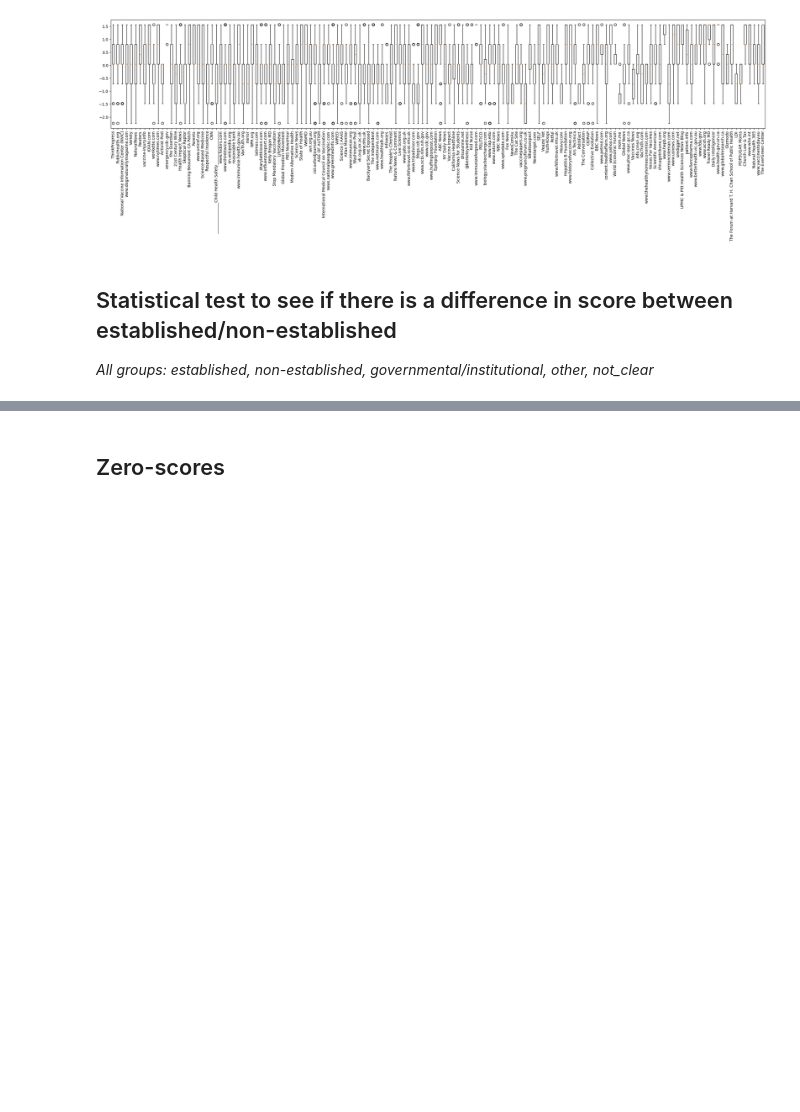
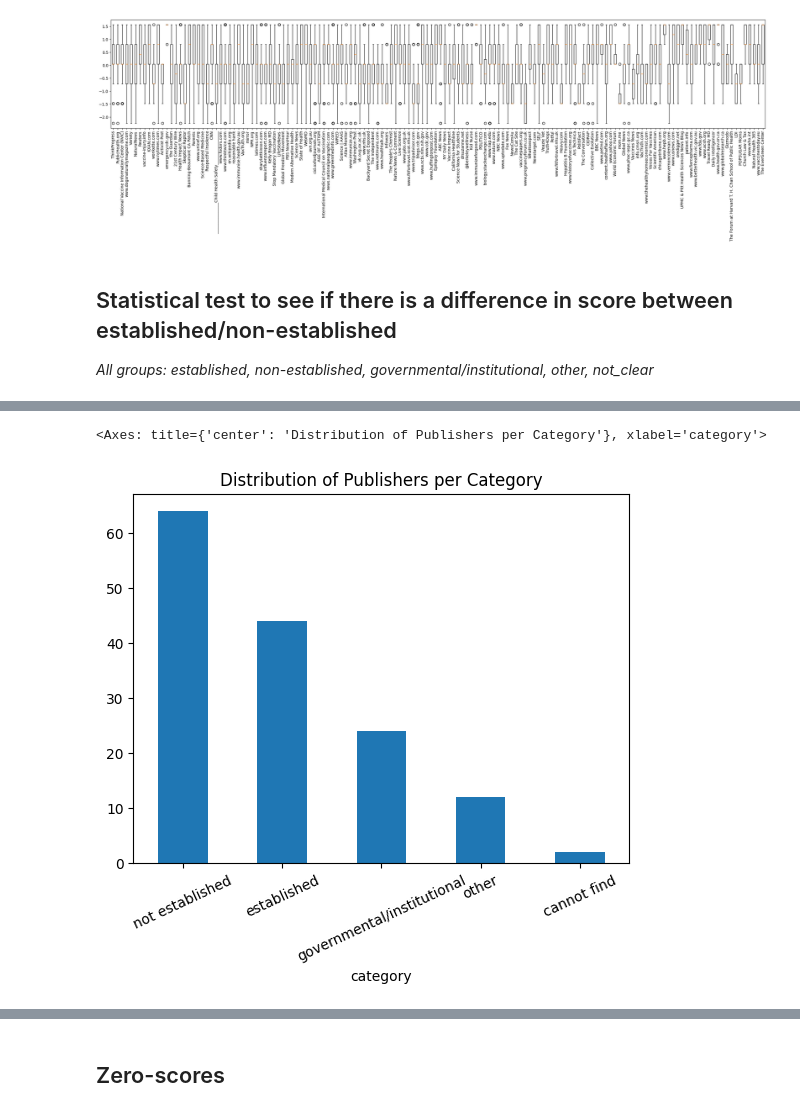
Before and after one commit to bbjoverbeek/credibility-conundrum, a Jupyter notebook: data_exploration.ipynb, the cells around one changed output, grey strips where cells are left out. Cells and saved outputs as stored; diff of their text form; code cells hidden in the pictures; blank space fills up the shorter version.

Commit message:
Update statistics

```diff
--- a/data_exploration.ipynb
+++ b/data_exploration.ipynb
@@ -356,0 +411,25 @@ df_filtered.boxplot(column='score', by='category')
+# %%
+def load_data(
+    publisher_annotations_path: str, claimant_annotations_path: str
+) -> pd.DataFrame:
+    """Load the annotations annotated publishers, their category, and their average score into a dataframe"""
+    publisher_df = pd.read_csv(publisher_annotations_path)
+    claimant_df = gather_dataset(claimant_annotations_path)
+
+    # perform an inner join on the publisher and claimant dataframes on the publisher name
+    joint_df = pd.merge(publisher_df, claimant_df, on='publisher')
+
+    # optionally z-score the scores before performing the statistical tests
+    joint_df['score'] = zscore(joint_df['score'])
+
+    # group all the claimants by the publisher and calculate the average score for each publisher
+    # make sure to keep the mainstream or alternative category
+    # grouped_df = joint_df.groupby("publisher", as_index=False).agg({"score": "mean"})
+    grouped_df = joint_df.groupby(['publisher', 'category'], as_index=False).agg(
+        {'score': 'mean'}
+    )
+
+    return grouped_df
+
+stats_df = load_data('./data/established_annotations.csv', './data/claimant_data/')
+stats_df
@@ -356,0 +450,5 @@ df_filtered.boxplot(column='score', by='category')
+# %%
+stats_df.value_counts('category').plot(kind='bar', title='Distribution of Publishers per Category', rot=25)
+# %% [output]
+<Axes: title={'center': 'Distribution of Publishers per Category'}, xlabel='category'>
+[figure, added]
```
Also changed, not shown: parts of 19 cells of this notebook.
